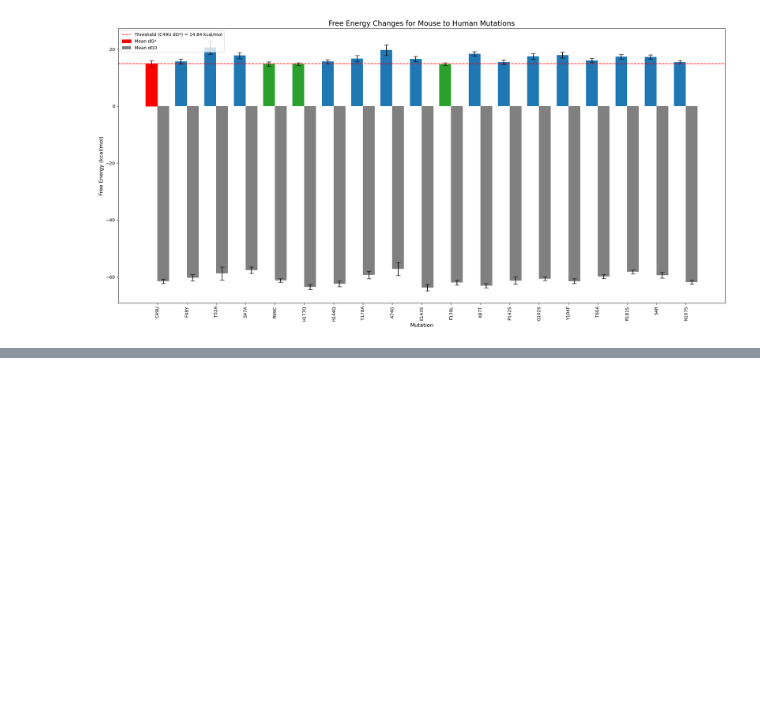
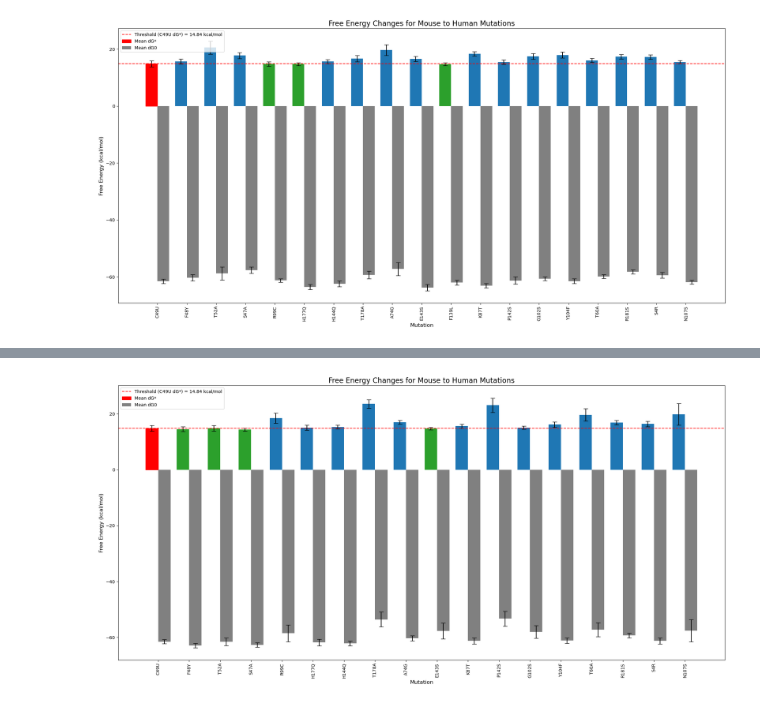
Before and after one commit to ND7996/GPX6, a Jupyter notebook: analysis/free_energy/barplot_energy_mouse.ipynb, the cells around one changed output, grey strips where cells are left out. Drawn from its saved outputs; the diff is of its cells as text; code cells hidden in the pictures; blank space fills up the shorter version.

```diff
--- a/analysis/free_energy/barplot_energy_mouse.ipynb
+++ b/analysis/free_energy/barplot_energy_mouse.ipynb
@@ -782,0 +353,88 @@ Plot saved to /home/hp/nayanika/github/GPX6/figures/humansec_2_barplot.png
+# %%
+import sys
+import matplotlib.pyplot as plt
+import numpy as np
+
+# Define data according to the new table values
+sorted_data = [
+    {"mutation": "C49U", "dg_star": 14.84, "dg_star_error": 1.02, "dg0": -61.50, "dg0_error": 0.75},
+    {"mutation": "F48Y", "dg_star": 14.50, "dg_star_error": 0.86, "dg0": -62.85, "dg0_error": 0.79},
+    {"mutation": "T52A", "dg_star": 14.83, "dg_star_error": 1.00, "dg0": -61.57, "dg0_error": 1.36},
+    {"mutation": "S47A", "dg_star": 14.35, "dg_star_error": 0.55, "dg0": -62.66, "dg0_error": 0.76},
+    {"mutation": "R99C", "dg_star": 18.48, "dg_star_error": 1.79, "dg0": -58.51, "dg0_error": 2.98},
+    {"mutation": "H177Q", "dg_star": 15.05, "dg_star_error": 0.94, "dg0": -61.80, "dg0_error": 1.19},
+    {"mutation": "H144Q", "dg_star": 15.28, "dg_star_error": 0.70, "dg0": -62.13, "dg0_error": 0.87},
+    {"mutation": "T178A", "dg_star": 23.52, "dg_star_error": 1.56, "dg0": -53.57, "dg0_error": 2.68},
+    {"mutation": "A74G", "dg_star": 16.93, "dg_star_error": 0.68, "dg0": -60.28, "dg0_error": 0.93},
+    {"mutation": "E143S", "dg_star": 14.75, "dg_star_error": 0.47, "dg0": -57.69, "dg0_error": 2.80},
+    {"mutation": "K87T", "dg_star": 15.59, "dg_star_error": 0.76, "dg0": -61.23, "dg0_error": 1.06},
+    {"mutation": "P142S", "dg_star": 23.08, "dg_star_error": 2.56, "dg0": -53.30, "dg0_error": 2.65},
+    {"mutation": "G102S", "dg_star": 15.09, "dg_star_error": 0.56, "dg0": -58.00, "dg0_error": 2.26},
+    {"mutation": "Y104F", "dg_star": 16.16, "dg_star_error": 0.96, "dg0": -61.13, "dg0_error": 0.97},
+    {"mutation": "T60A", "dg_star": 19.61, "dg_star_error": 2.21, "dg0": -57.27, "dg0_error": 2.49},
+    {"mutation": "R181S", "dg_star": 16.87, "dg_star_error": 0.80, "dg0": -59.32, "dg0_error": 0.88},
+    {"mutation": "S4R", "dg_star": 16.36, "dg_star_error": 0.95, "dg0": -61.21, "dg0_error": 1.08},
+    {"mutation": "N107S", "dg_star": 19.79, "dg_star_error": 3.84, "dg0": -57.58, "dg0_error": 3.95},
+]
+
+# Rearrange data according to the specified order
+ordered_mutations = [
+    "C49U", "F48Y", "T52A", "S47A", "R99C", "T54Q", "H177Q", "H144Q", "T178A",
+    "A74G", "E143S", "F139L", "K87T", "P142S", "G102S", "Y104F", "L24I", "T60A",
+    "R181S", "S4R", "N107S"
+]
+
+# Rearranging data based on the specified order
+sorted_data = sorted(sorted_data, key=lambda x: ordered_mutations.index(x['mutation']))
+
+# Extract data into lists
+mutations = [item['mutation'] for item in sorted_data]
+dg_star_values = [item['dg_star'] for item in sorted_data]
+dg_star_errors = [item['dg_star_error'] for item in sorted_data]
+dg0_values = [item['dg0'] for item in sorted_data]
+dg0_errors = [item['dg0_error'] for item in sorted_data]
+
+# Threshold: "C49U" mutation
+threshold_mutation = "C49U"
+mousecys_dg_star = 14.84  # Replace with the actual value of C49U
+
+# Color scheme: green if dG* < mousecys, blue if dG* > mousecys
+colors = ['#2ca02c' if dg_star < mousecys_dg_star else '#1f77b4' for dg_star in dg_star_values]
+
+# Plot the data
+fig, ax = plt.subplots(figsize=(20, 10))
+
+x = np.arange(len(mutations))
+bar_width = 0.4
+
+# Bar plot for dG*
+bars1 = ax.bar(x - bar_width/2, dg_star_values, yerr=dg_star_errors, capsize=5,
+               label="Mean dG*", color=colors, width=bar_width, align='center')
+
+# Bar plot for dG0
+bars2 = ax.bar(x + bar_width/2, dg0_values, yerr=dg0_errors, capsize=5,
+               color='gray', width=bar_width, align='center', label="Mean dG0")
+
+# Highlight mousecys in red
+bars1[mutations.index(threshold_mutation)].set_color('red')
+
+# Annotate threshold
+ax.axhline(mousecys_dg_star, color='red', linestyle='--', label=f'Threshold (C49U dG*) = {mousecys_dg_star:.2f} kcal/mol')
+
+# Formatting
+ax.set_xticks(x)
+ax.set_xticklabels(mutations, rotation=90, ha="center", fontsize=10)
+ax.set_xlabel("Mutation", fontsize=12)
+ax.set_ylabel("Free Energy (kcal/mol)", fontsize=12)
+ax.set_title("Free Energy Changes for Mouse to Human Mutations", fontsize=16)
+ax.legend(loc='upper left', fontsize=10, frameon=True)
+
+# Save the figure
+output_path = "/home/hp/nayanika/github/GPX6/figures/mousesec_4_barplot.png"
+plt.savefig(output_path, dpi=300, bbox_inches='tight')
+print(f"Plot saved to {output_path}")
+
+# Show the plot
+plt.tight_layout()
+plt.show()
+# %% [output]
@@ -782,0 +442 @@ Plot saved to /home/hp/nayanika/github/GPX6/figures/humansec_2_barplot.png
+[figure, added]
```
Also changed, not shown: parts of 6 cells of this notebook, 14 other files.
